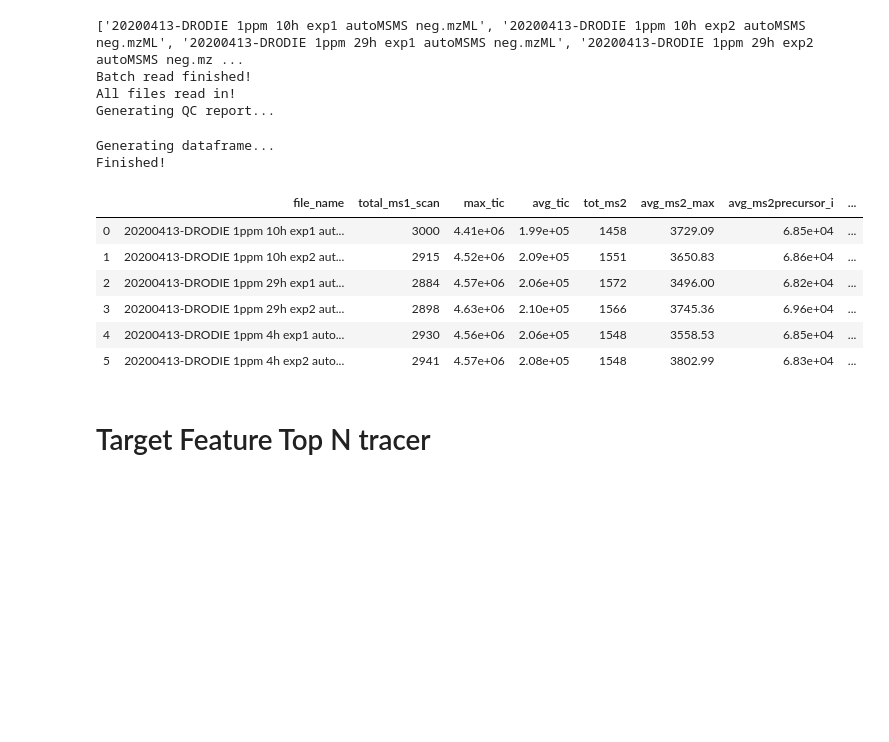
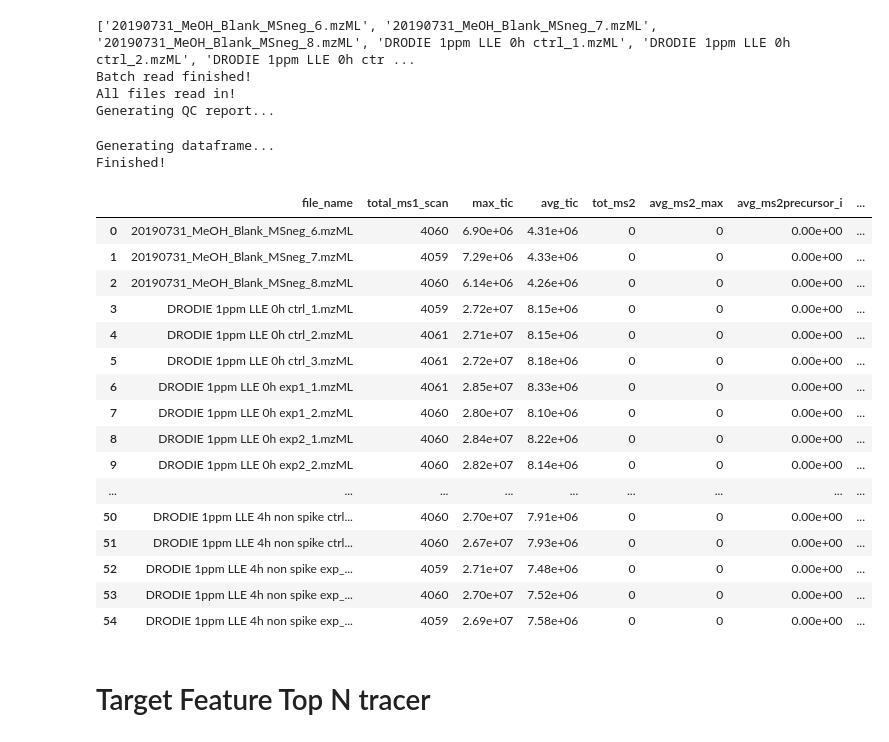
Before and after one commit to XiminHu/massmotif, a Jupyter notebook: dev/MS-QC.ipynb, the cells around one changed output. Saved outputs shown, nothing was run; the diff lists cells and outputs as text; code cells hidden in the pictures; blank space fills up the shorter version.

```diff
--- a/dev/MS-QC.ipynb
+++ b/dev/MS-QC.ipynb
@@ -32,7 +32,7 @@ def get_scans(path, ms_all = False, ms_lv = 1):
 
     return scans
 # %%
-def ms_qc(mzml_scans):
+def ms_qc(mzml_scans): #Code review needed here to deal with MS2 lacking data
     # seperate ms1 and ms2
     ms1 = []
     ms2 = []
@@ -65,6 +65,12 @@ def ms_qc(mzml_scans):
         avg_precursor_i = sum(precursor_i) / len(precursor_i)
         l_precursor_i = min(precursor_i)
         precursor_range = str(round(min(precursor_mz), 2)) + '~' + str(round(max(precursor_mz),2))
+    else:
+        tot_ms2 = 0
+        avg_response_h = 0
+        avg_precursor_i = 0
+        l_precursor_i = 0
+        precursor_range = 'NA'
 
     result = [tot_ms1, "{:.2e}".format(tic_h), "{:.2e}".format(tic_avg), tot_ms2, round(avg_response_h, 2), "{:.2e}".format(avg_precursor_i), round(l_precursor_i, 2), precursor_range]
 
@@ -102,21 +108,31 @@ def qc_gen(path):
 
     return d_result
 # %%
-qc_gen('../mzml/20200416mzml/')
+qc_gen('../mzml/20201101_negmzml/')
 # %% [output]
-['20200413-DRODIE 1ppm 10h exp1 autoMSMS neg.mzML', '20200413-DRODIE 1ppm 10h exp2 autoMSMS neg.mzML', '20200413-DRODIE 1ppm 29h exp1 autoMSMS neg.mzML', '20200413-DRODIE 1ppm 29h exp2 autoMSMS neg.mz ...
+['20190731_MeOH_Blank_MSneg_6.mzML', '20190731_MeOH_Blank_MSneg_7.mzML', '20190731_MeOH_Blank_MSneg_8.mzML', 'DRODIE 1ppm LLE 0h ctrl_1.mzML', 'DRODIE 1ppm LLE 0h ctrl_2.mzML', 'DRODIE 1ppm LLE 0h ctr ...
 Batch read finished!
 All files read in!
 Generating QC report...
 Generating dataframe...
 Finished!
 |  | file_name | total_ms1_scan | max_tic | avg_tic | tot_ms2 | avg_ms2_max | avg_ms2precursor_i | ... |
-| 0 | 20200413-DRODIE 1ppm 10h exp1 aut... | 3000 | 4.41e+06 | 1.99e+05 | 1458 | 3729.09 | 6.85e+04 | ... |
-| 1 | 20200413-DRODIE 1ppm 10h exp2 aut... | 2915 | 4.52e+06 | 2.09e+05 | 1551 | 3650.83 | 6.86e+04 | ... |
-| 2 | 20200413-DRODIE 1ppm 29h exp1 aut... | 2884 | 4.57e+06 | 2.06e+05 | 1572 | 3496.00 | 6.82e+04 | ... |
-| 3 | 20200413-DRODIE 1ppm 29h exp2 aut... | 2898 | 4.63e+06 | 2.10e+05 | 1566 | 3745.36 | 6.96e+04 | ... |
-| 4 | 20200413-DRODIE 1ppm 4h exp1 auto... | 2930 | 4.56e+06 | 2.06e+05 | 1548 | 3558.53 | 6.85e+04 | ... |
-| 5 | 20200413-DRODIE 1ppm 4h exp2 auto... | 2941 | 4.57e+06 | 2.08e+05 | 1548 | 3802.99 | 6.83e+04 | ... |
+| 0 | 20190731_MeOH_Blank_MSneg_6.mzML | 4060 | 6.90e+06 | 4.31e+06 | 0 | 0 | 0.00e+00 | ... |
+| 1 | 20190731_MeOH_Blank_MSneg_7.mzML | 4059 | 7.29e+06 | 4.33e+06 | 0 | 0 | 0.00e+00 | ... |
+| 2 | 20190731_MeOH_Blank_MSneg_8.mzML | 4060 | 6.14e+06 | 4.26e+06 | 0 | 0 | 0.00e+00 | ... |
+| 3 | DRODIE 1ppm LLE 0h ctrl_1.mzML | 4059 | 2.72e+07 | 8.15e+06 | 0 | 0 | 0.00e+00 | ... |
+| 4 | DRODIE 1ppm LLE 0h ctrl_2.mzML | 4061 | 2.71e+07 | 8.15e+06 | 0 | 0 | 0.00e+00 | ... |
+| 5 | DRODIE 1ppm LLE 0h ctrl_3.mzML | 4061 | 2.72e+07 | 8.18e+06 | 0 | 0 | 0.00e+00 | ... |
+| 6 | DRODIE 1ppm LLE 0h exp1_1.mzML | 4061 | 2.85e+07 | 8.33e+06 | 0 | 0 | 0.00e+00 | ... |
+| 7 | DRODIE 1ppm LLE 0h exp1_2.mzML | 4060 | 2.80e+07 | 8.10e+06 | 0 | 0 | 0.00e+00 | ... |
+| 8 | DRODIE 1ppm LLE 0h exp2_1.mzML | 4060 | 2.84e+07 | 8.22e+06 | 0 | 0 | 0.00e+00 | ... |
+| 9 | DRODIE 1ppm LLE 0h exp2_2.mzML | 4060 | 2.82e+07 | 8.14e+06 | 0 | 0 | 0.00e+00 | ... |
+| ... | ... | ... | ... | ... | ... | ... | ... | ... |
+| 50 | DRODIE 1ppm LLE 4h non spike ctrl... | 4060 | 2.70e+07 | 7.91e+06 | 0 | 0 | 0.00e+00 | ... |
+| 51 | DRODIE 1ppm LLE 4h non spike ctrl... | 4060 | 2.67e+07 | 7.93e+06 | 0 | 0 | 0.00e+00 | ... |
+| 52 | DRODIE 1ppm LLE 4h non spike exp_... | 4059 | 2.71e+07 | 7.48e+06 | 0 | 0 | 0.00e+00 | ... |
+| 53 | DRODIE 1ppm LLE 4h non spike exp_... | 4060 | 2.70e+07 | 7.52e+06 | 0 | 0 | 0.00e+00 | ... |
+| 54 | DRODIE 1ppm LLE 4h non spike exp_... | 4059 | 2.69e+07 | 7.58e+06 | 0 | 0 | 0.00e+00 | ... |
 # %% [markdown]
 # Target Feature Top N tracer
 # %%
```
Also changed, not shown: parts of 1 cell of this notebook, 11 other files.
